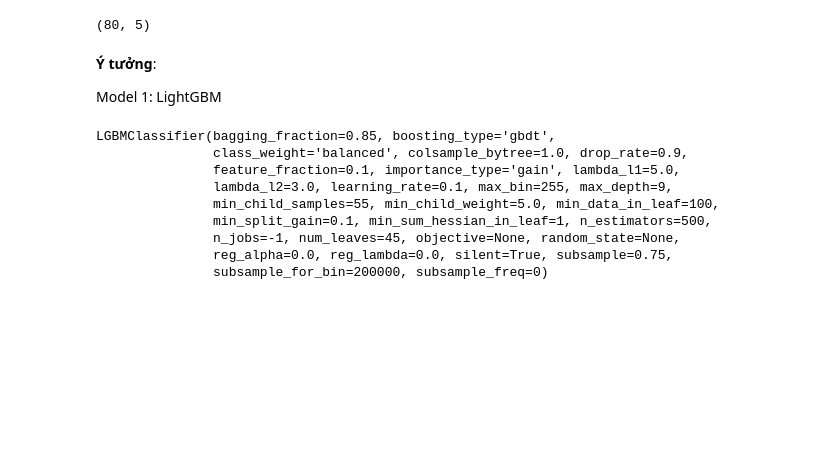
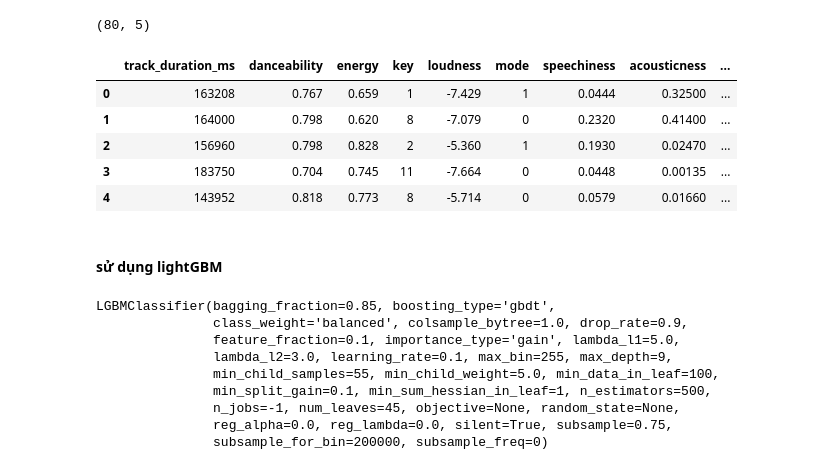
Before and after one commit to ndkhanh360/playlist_continuation, a Jupyter notebook: source/model/baseline_improvement.ipynb, the cells around one changed output. Cells and saved outputs as stored; diff of their text form; code cells hidden in the pictures; blank space fills up the shorter version.

```diff
--- a/source/model/baseline_improvement.ipynb
+++ b/source/model/baseline_improvement.ipynb
@@ -89,8 +97,15 @@ omit_feats = ['track_id', 'track_name', 'playlist_id', 'playlist_name_x','artist
 pd_full_top = pd_full_top.drop(omit_feats, 1)
-# %% [markdown]
-**Ý tưởng**:
-
-Model 1: LightGBM
+# %%
+pd_full_top.head()
+# %% [output]
+|  | track_duration_ms | danceability | energy | key | loudness | mode | speechiness | acousticness | ... |
+| 0 | 163208 | 0.767 | 0.659 | 1 | -7.429 | 1 | 0.0444 | 0.32500 | ... |
+| 1 | 164000 | 0.798 | 0.620 | 8 | -7.079 | 0 | 0.2320 | 0.41400 | ... |
+| 2 | 156960 | 0.798 | 0.828 | 2 | -5.360 | 1 | 0.1930 | 0.02470 | ... |
+| 3 | 183750 | 0.704 | 0.745 | 11 | -7.664 | 0 | 0.0448 | 0.00135 | ... |
+| 4 | 143952 | 0.818 | 0.773 | 8 | -5.714 | 0 | 0.0579 | 0.01660 | ... |
+# %% [markdown]
+#### sử dụng lightGBM
 # %%
 clf = lgb.LGBMClassifier(class_weight='balanced',drop_rate=0.9, min_data_in_leaf=100, max_bin=255,
                                  n_estimators=500,min_sum_hessian_in_leaf=1,importance_type='gain',learning_rate=0.1,bagging_fraction = 0.85,
```
Also changed, not shown: parts of 39 cells of this notebook, 3 other files.
